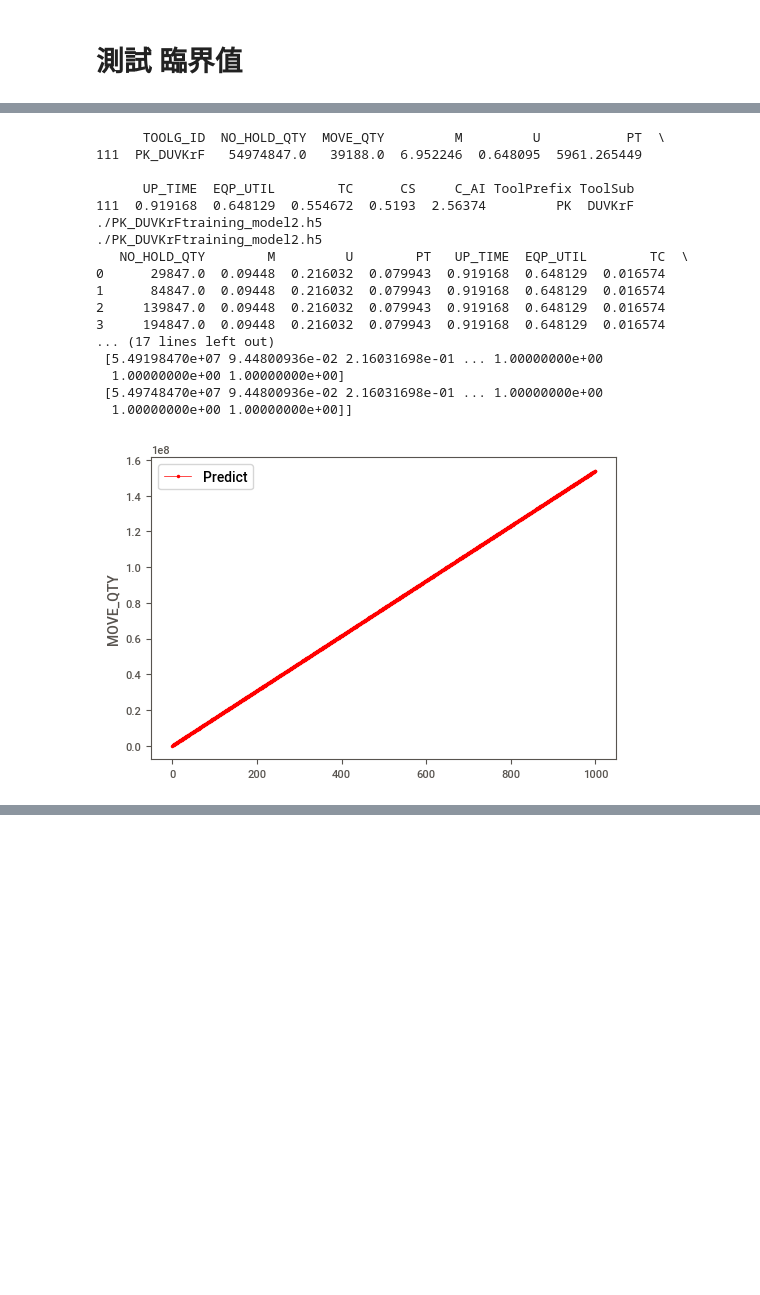
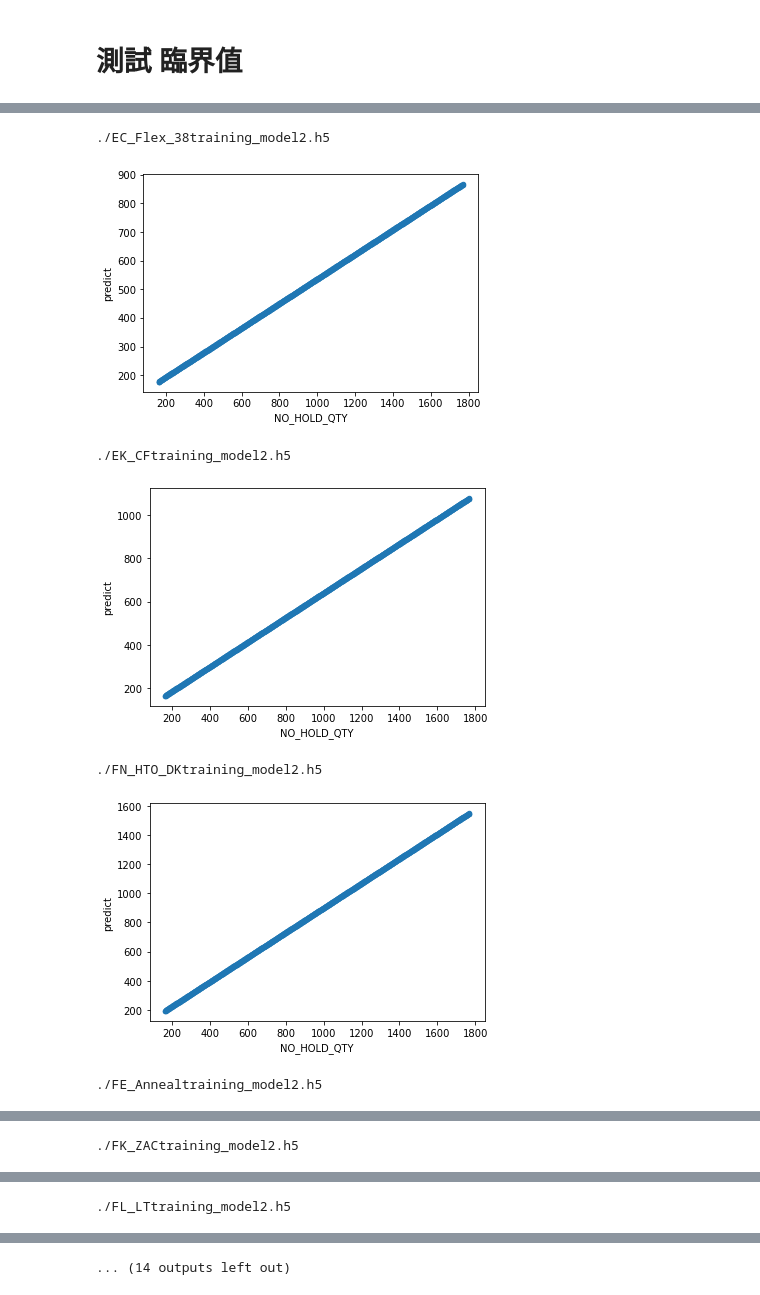
Before and after one commit to lokcyi/AI, a Jupyter notebook: homework/homework02.ipynb, the cells around one changed output, grey strips where cells are left out. Drawn from its saved outputs; the diff is of its cells as text; code cells hidden in the pictures; blank space fills up the shorter version.

```diff
--- a/homework/homework02.ipynb
+++ b/homework/homework02.ipynb
@@ -656,4 +751,3 @@ corr  0.2450060397921926
 # %%
-toolgCorr = toolgCorr[(toolgCorr[:,0]=='PK_DUVKrF')]
+# toolgCorr = toolgCorr[(toolgCorr[:,0]=='PK_DUVKrF')]
 #xy_dat[((xy_dat[:,0] > min) & (xy_dat[:,0] < max))]
-toolgCorr
@@ -785,5 +817,0 @@ df_train_orign_toolg
-# %%
-
-for toolg in toolgCorr[:,0]:
-    df_train_orign_toolg = df_train.loc[df_train['TOOLG_ID']==toolg]
-    trainModel(df_train_orign_toolg,save_model)
@@ -808,0 +824,15 @@ Finished training the model [75809360.31920199, 0.0]
+# %%
+# for t in toolgCorr:
+#     toolg=t[0]
+#     df_train_orign_toolg = df_train.loc[df_train['TOOLG_ID']==toolg]
+#     save_model2 = getSavePath(df_train_orign_toolg['TOOLG_ID'].iloc[0],save_model)
+#     #print(df_train_orign_toolg['TOOLG_ID'].iloc[0])
+#     cleanString = re.sub('\W+','', df_train_orign_toolg['TOOLG_ID'].iloc[0] )
+#     print(cleanString)
+    # path = save_model
+    # path = save_model.replace(save_model.split('/', 2)[len( save_model.split('/', 2))-1],cleanString+save_model.split('/', 2)[len(     save_model.split('/', 2))-1])
+    # print(path)
+for t in toolgCorr:
+    toolg=t[0]
+    df_train_orign_toolg = df_train.loc[df_train['TOOLG_ID']==toolg]
+    trainModel(df_train_orign_toolg,save_model)
@@ -815,59 +863,56 @@ array([['PK_DUVKrF', '0.2450060397921926']], dtype='<U18')
 # %%
 #cols=df_train.columns
 cols=['NO_HOLD_QTY','M','U','PT','UP_TIME','EQP_UTIL','TC','CS','C_AI']
-for toolg in toolgCorr[:,0]:
-    df_test_orign_toolg = df_train.loc[df_train['TOOLG_ID']==toolg]
-    df_testing =df_test_orign_toolg
+#for toolg in toolgCorr[:,0]:
+# for toolg in toolgCorr[:,0]:
+for t in toolgCorr:
+    toolg=t[0]
+    # df_test_orign_toolg = df_train.loc[df_train['TOOLG_ID']==toolg]
+    # df_testing =df_test_orign_toolg
+    df_testing= df_train.loc[df_train['TOOLG_ID']==toolg]
     df_testing[cols] = df_train[cols].mean()
     df_testing =df_testing[0:1]
-    max_wip = df_train['NO_HOLD_QTY'].max()
-    tick = 55000
+    max_wip = df_testing['NO_HOLD_QTY'].max()* .25
+    #print(" max_wip" ,max_wip)
+    tick = max_wip/100
 
 
     # cols=['NO_HOLD_QTY','M','U','PT','UP_TIME','EQP_UTIL','TC','CS','AI','C_AI']
     # df_testing[cols] = df_train[cols].mean()
     # df_testing.head()
     # df_train_orign.info()
     # print(df_testing.columns)
     # print(df_testing.head)
     # print(df_testing.mean())
     # df = pd.DataFrame(['FE_Anneal',584.163217,750.0,6.548169,0.66463,5872.975754,0.921801,0.625027,0.59574,0.561539,225.856884,	2.640577,'Wednesday','FE_Anneal'], columns = df_train.columns)
     #df = pd.DataFrame( df_testing[0:1], columns = df_testing.columns)
     # df.loc[0] = df_testing[0:1]
     # df_testing_template= ['FE_Anneal',584.163217,750.0,6.548169,0.66463,5872.975754,0.921801,0.625027,0.59574,0.561539,225.856884,	2.640577,'Wednesday','FE_Anneal']#df_testing[0:1]
 
 
     # testModel(df_train_orign_toolg,save_model)
     df = pd.DataFrame(columns = df_testing.columns)
 
     for i in range(1000):
         # #pd.concat([ df_testing ,df_testing_template])
         # df.append(df_testing_template,ignore_index=True,sort=False)
         # #print(df_testing.shape)
         # #print(df_testing_template)
         # df.loc[i]=df_testing[0:1]
         # df.append(pd.Series(df_testing[0:1].values.tolist(), index=newDF.columns[:len(df_testing[0:1].values.tolist())]), ignore_index=True)
+
         df_testing['NO_HOLD_QTY']=max_wip+ tick*i
+        #print(i,df_testing.head())
         # n =pd.Series(df_testing[0:1].values.tolist())
-        df = df.append( df_testing,ignore_index=True)
-    print(df_testing.head())
+        df = df.append(df_testing,ignore_index=True)
+
+    #print(df.shape,df.head())
     TestModel(df,save_model)
 # %% [output]
-      TOOLG_ID  NO_HOLD_QTY  MOVE_QTY         M         U           PT  \
-111  PK_DUVKrF   54974847.0   39188.0  6.952246  0.648095  5961.265449
-
-      UP_TIME  EQP_UTIL        TC      CS     C_AI ToolPrefix ToolSub
-111  0.919168  0.648129  0.554672  0.5193  2.56374         PK  DUVKrF
-./PK_DUVKrFtraining_model2.h5
-./PK_DUVKrFtraining_model2.h5
-   NO_HOLD_QTY        M         U        PT   UP_TIME  EQP_UTIL        TC  \
-0      29847.0  0.09448  0.216032  0.079943  0.919168  0.648129  0.016574
-1      84847.0  0.09448  0.216032  0.079943  0.919168  0.648129  0.016574
-2     139847.0  0.09448  0.216032  0.079943  0.919168  0.648129  0.016574
-3     194847.0  0.09448  0.216032  0.079943  0.919168  0.648129  0.016574
-... (17 lines left out)
- [5.49198470e+07 9.44800936e-02 2.16031698e-01 ... 1.00000000e+00
-  1.00000000e+00 1.00000000e+00]
- [5.49748470e+07 9.44800936e-02 2.16031698e-01 ... 1.00000000e+00
-  1.00000000e+00 1.00000000e+00]]
+./EC_Flex_38training_model2.h5
-[figure, old version]
+[figure, new version]
+./EK_CFtraining_model2.h5
+[figure, added]
+./FN_HTO_DKtraining_model2.h5
+[figure, added]
+./FE_Annealtraining_model2.h5
@@ -873,0 +920 @@ for toolg in toolgCorr[:,0]:
+./FK_ZACtraining_model2.h5
@@ -873,0 +922 @@ for toolg in toolgCorr[:,0]:
+./FL_LTtraining_model2.h5
@@ -873,0 +924 @@ for toolg in toolgCorr[:,0]:
+... (14 outputs left out)
```
Also changed, not shown: parts of 50 cells of this notebook.
